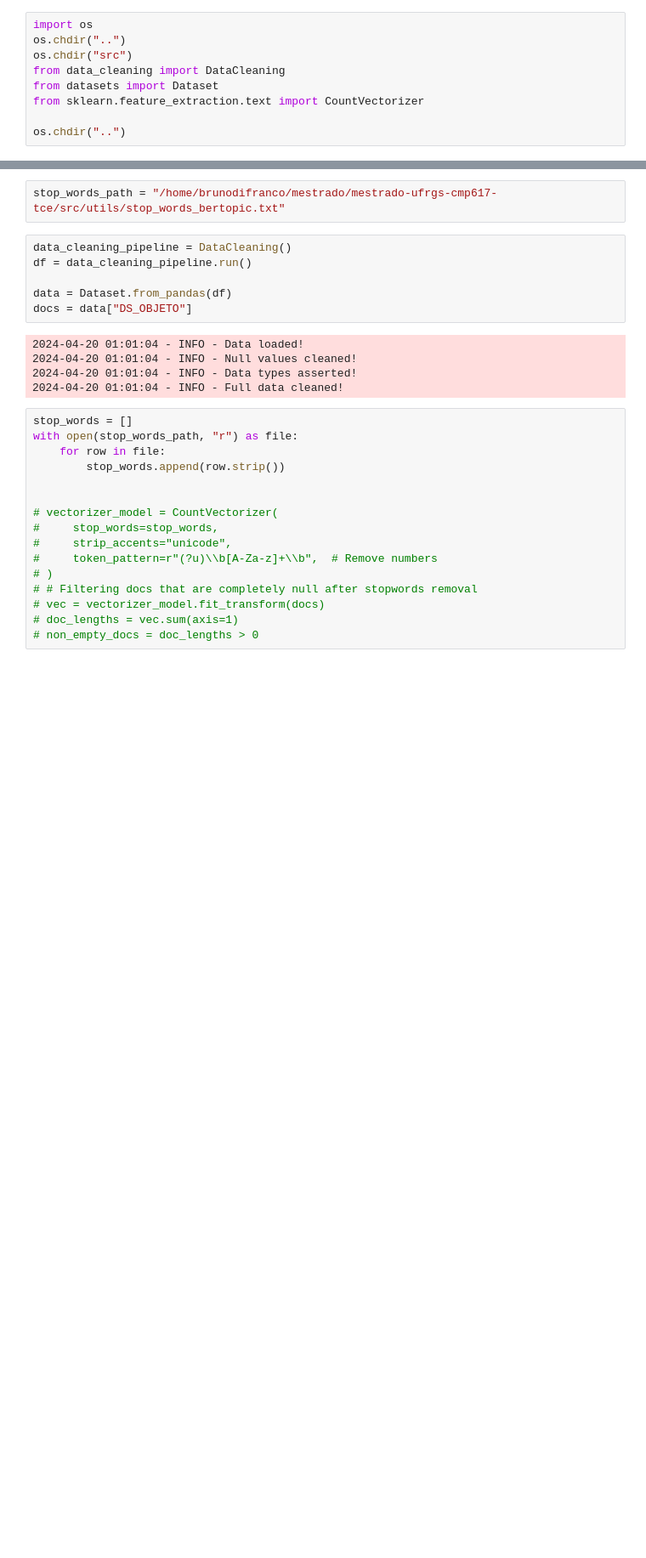
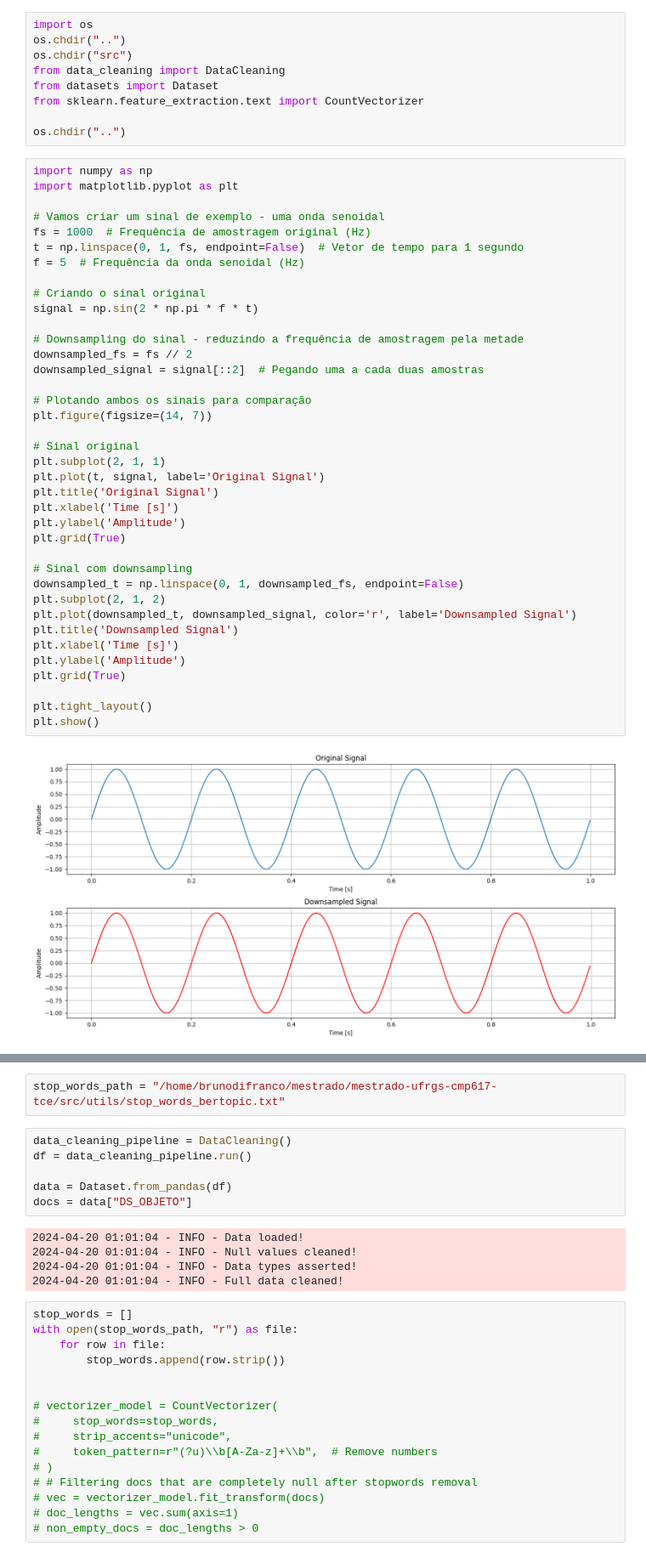
Before and after one commit to brunodifranco/mestrado-ufrgs-cmp617-tce, a Jupyter notebook: research/test.ipynb, the cells around one changed output, grey strips where cells are left out. Shown: that part at 85% size. Saved outputs shown, nothing was run; the diff lists cells and outputs as text; blank space fills up the shorter version.

```diff
--- a/research/test.ipynb
+++ b/research/test.ipynb
@@ -7,3 +7,43 @@ from datasets import Dataset
 from sklearn.feature_extraction.text import CountVectorizer
 
 os.chdir("..")
+# %%
+import numpy as np
+import matplotlib.pyplot as plt
+
+# Vamos criar um sinal de exemplo - uma onda senoidal
+fs = 1000  # Frequência de amostragem original (Hz)
+t = np.linspace(0, 1, fs, endpoint=False)  # Vetor de tempo para 1 segundo
+f = 5  # Frequência da onda senoidal (Hz)
+
+# Criando o sinal original
+signal = np.sin(2 * np.pi * f * t)
+
+# Downsampling do sinal - reduzindo a frequência de amostragem pela metade
+downsampled_fs = fs // 2
+downsampled_signal = signal[::2]  # Pegando uma a cada duas amostras
+
+# Plotando ambos os sinais para comparação
+plt.figure(figsize=(14, 7))
+
+# Sinal original
+plt.subplot(2, 1, 1)
+plt.plot(t, signal, label='Original Signal')
+plt.title('Original Signal')
+plt.xlabel('Time [s]')
+plt.ylabel('Amplitude')
+plt.grid(True)
+
+# Sinal com downsampling
+downsampled_t = np.linspace(0, 1, downsampled_fs, endpoint=False)
+plt.subplot(2, 1, 2)
+plt.plot(downsampled_t, downsampled_signal, color='r', label='Downsampled Signal')
+plt.title('Downsampled Signal')
+plt.xlabel('Time [s]')
+plt.ylabel('Amplitude')
+plt.grid(True)
+
+plt.tight_layout()
+plt.show()
+# %% [output]
+[figure, added]
```
Also changed, not shown: parts of 4 cells of this notebook, 6 other files.
